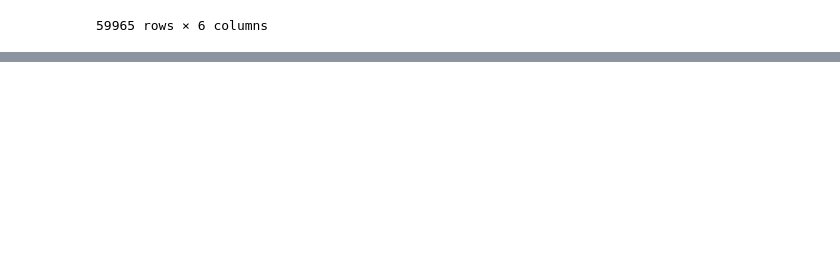
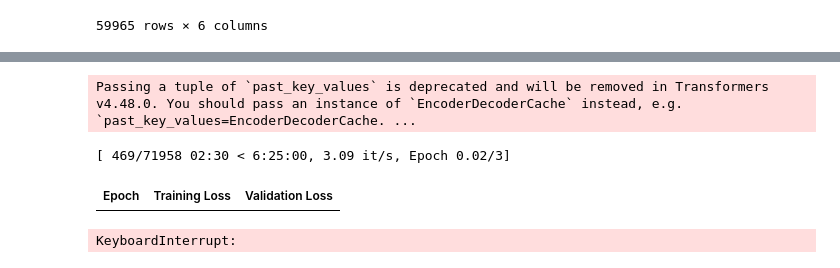
Before and after one commit to TurkiAlrasheed/Movie-Generator, a Jupyter notebook: TV-show-generator.ipynb, the cells around one changed output, grey strips where cells are left out. Saved outputs shown, nothing was run; the diff lists cells and outputs as text; code cells hidden in the pictures; blank space fills up the shorter version.

```diff
--- a/TV-show-generator.ipynb
+++ b/TV-show-generator.ipynb
@@ -35,0 +70,4 @@ tv_subset
+# %%
+# Simple random split
+train_df = tv.sample(frac=0.8, random_state=42)
+val_df = tv.drop(train_df.index)
@@ -35,0 +82,12 @@ tv_subset
+# %%
+model_name = "t5-small"  # or "google/flan-t5-base", etc.
+tokenizer = T5Tokenizer.from_pretrained(model_name)
+
+def tokenize_function(examples):
+    # We feed the model the input_text, and want to predict target_text
+    inputs = tokenizer(examples["input_text"], padding="max_length", truncation=True, max_length=512)
+    targets = tokenizer(examples["target_text"], padding="max_length", truncation=True, max_length=512)
+    inputs["labels"] = targets["input_ids"]
+    return inputs
+
+tokenized_datasets = tv_dict.map(tokenize_function, batched=True)
@@ -35,0 +107,31 @@ tv_subset
+# %%
+model = T5ForConditionalGeneration.from_pretrained(model_name)
+
+training_args = TrainingArguments(
+    output_dir="t5_tv_shows",
+    evaluation_strategy="epoch",
+    learning_rate=2e-5,
+    per_device_train_batch_size=2,
+    per_device_eval_batch_size=2,
+    num_train_epochs=3,  # adjust as needed
+    weight_decay=0.01,
+    logging_steps=100,
+    save_steps=500,
+    save_total_limit=2
+)
+
+trainer = Trainer(
+    model=model,
+    args=training_args,
+    train_dataset=tokenized_datasets["train"],
+    eval_dataset=tokenized_datasets["validation"]
+)
+# %%
+trainer.train()
+trainer.save_model("t5_tv_shows")
+tokenizer.save_pretrained("t5_tv_shows")
+# %% [output]
+Passing a tuple of `past_key_values` is deprecated and will be removed in Transformers v4.48.0. You should pass an instance of `EncoderDecoderCache` instead, e.g. `past_key_values=EncoderDecoderCache. ...
+[ 469/71958 02:30 < 6:25:00, 3.09 it/s, Epoch 0.02/3]
+| Epoch | Training Loss | Validation Loss |
+KeyboardInterrupt:
```
Also changed, not shown: parts of 7 cells of this notebook.
